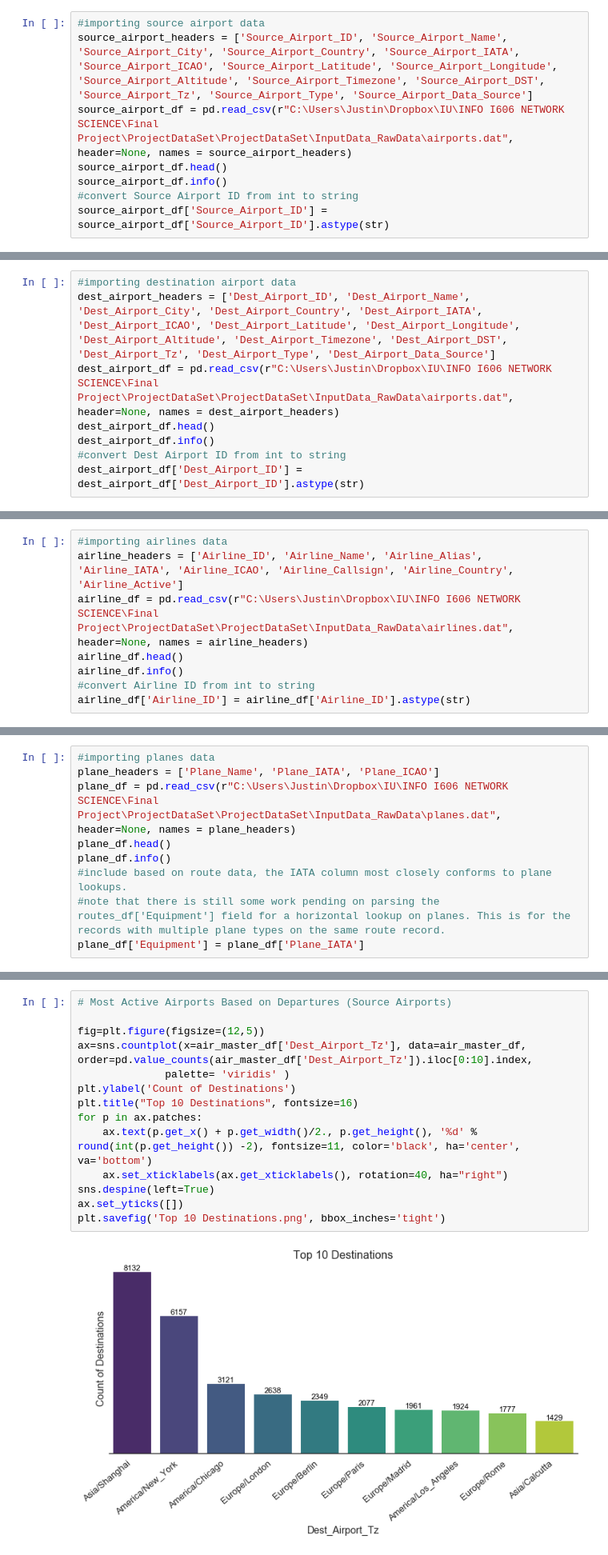
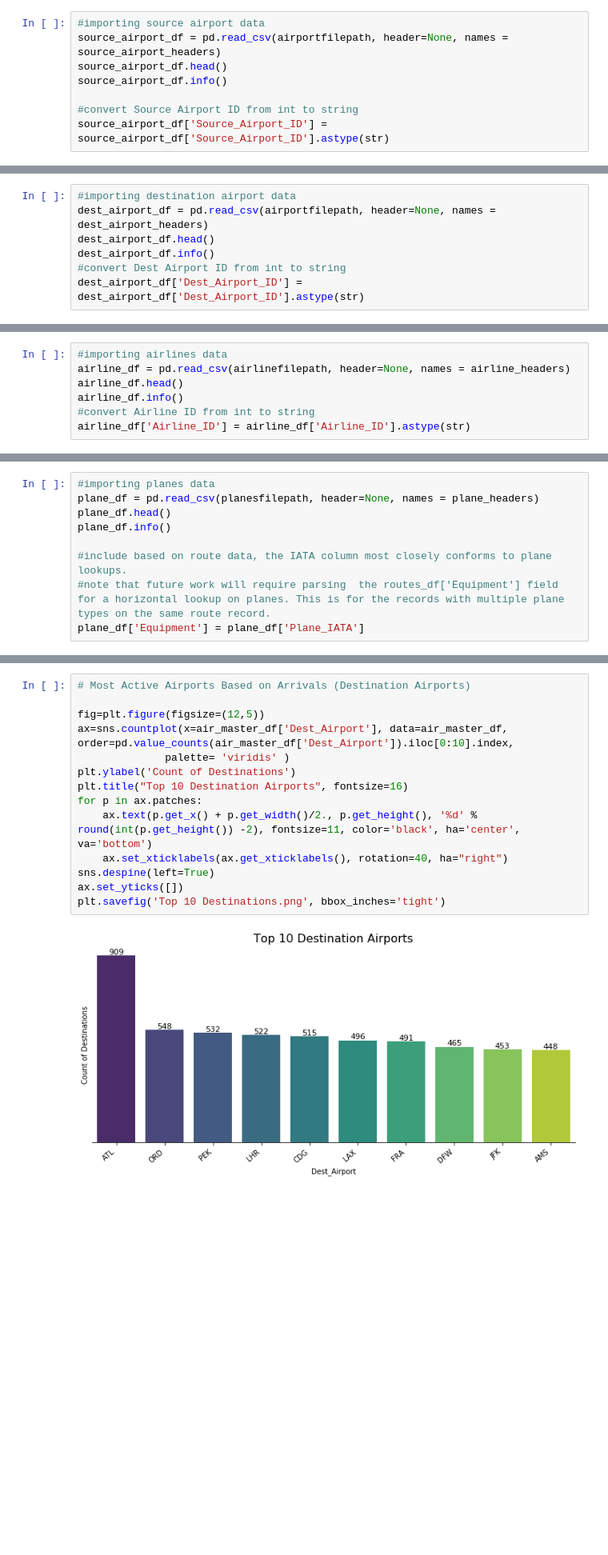
Before and after one commit to IzoldaIU/NWSC-Final-Project-Arshad-Fetko, a Jupyter notebook: bin/NWSC Final Project - Exploratory Data Analysis and Basic Network Measures.ipynb, the cells around one changed output, grey strips where cells are left out. Shown at 80% size. Saved outputs shown, nothing was run; the diff lists cells and outputs as text; blank space fills up the shorter version.

Commit message:
Add files via upload
Updated formatting
Updated Destination Airports Visual to use airports (and country) instead of destination airport tz
Added Gephi Analysis Data Prep section

```diff
--- a/bin/NWSC Final Project - Exploratory Data Analysis and Basic Network Measures.ipynb
+++ b/bin/NWSC Final Project - Exploratory Data Analysis and Basic Network Measures.ipynb
@@ -46,9 +101,9 @@ print(len(sa))
 # %%
 #importing source airport data
-source_airport_headers = ['Source_Airport_ID', 'Source_Airport_Name', 'Source_Airport_City', 'Source_Airport_Country', 'Source_Airport_IATA', 'Source_Airport_ICAO', 'Source_Airport_Latitude', 'Source_Airport_Longitude', 'Source_Airport_Altitude', 'Source_Airport_Timezone', 'Source_Airport_DST', 'Source_Airport_Tz', 'Source_Airport_Type', 'Source_Airport_Data_Source']
-source_airport_df = pd.read_csv(r"C:\Users\Justin\Dropbox\IU\INFO I606 NETWORK SCIENCE\Final Project\ProjectDataSet\ProjectDataSet\InputData_RawData\airports.dat", header=None, names = source_airport_headers)
+source_airport_df = pd.read_csv(airportfilepath, header=None, names = source_airport_headers)
 source_airport_df.head()
 source_airport_df.info()
+
 #convert Source Airport ID from int to string
 source_airport_df['Source_Airport_ID'] = source_airport_df['Source_Airport_ID'].astype(str)
 # %% [output]
@@ -79,8 +136,7 @@ print(len(source_airports_unique))
 7543
 # %%
 #importing destination airport data
-dest_airport_headers = ['Dest_Airport_ID', 'Dest_Airport_Name', 'Dest_Airport_City', 'Dest_Airport_Country', 'Dest_Airport_IATA', 'Dest_Airport_ICAO', 'Dest_Airport_Latitude', 'Dest_Airport_Longitude', 'Dest_Airport_Altitude', 'Dest_Airport_Timezone', 'Dest_Airport_DST', 'Dest_Airport_Tz', 'Dest_Airport_Type', 'Dest_Airport_Data_Source']
-dest_airport_df = pd.read_csv(r"C:\Users\Justin\Dropbox\IU\INFO I606 NETWORK SCIENCE\Final Project\ProjectDataSet\ProjectDataSet\InputData_RawData\airports.dat", header=None, names = dest_airport_headers)
+dest_airport_df = pd.read_csv(airportfilepath, header=None, names = dest_airport_headers)
 dest_airport_df.head()
 dest_airport_df.info()
 #convert Dest Airport ID from int to string
@@ -114,7 +172,6 @@ print(len(dest_airports_unique))
 # %%
 #importing airlines data
-airline_headers = ['Airline_ID', 'Airline_Name', 'Airline_Alias', 'Airline_IATA', 'Airline_ICAO', 'Airline_Callsign', 'Airline_Country', 'Airline_Active']
-airline_df = pd.read_csv(r"C:\Users\Justin\Dropbox\IU\INFO I606 NETWORK SCIENCE\Final Project\ProjectDataSet\ProjectDataSet\InputData_RawData\airlines.dat", header=None, names = airline_headers)
+airline_df = pd.read_csv(airlinefilepath, header=None, names = airline_headers)
 airline_df.head()
 airline_df.info()
 #convert Airline ID from int to string
@@ -142,11 +201,11 @@ print(len(airlines_unique))
 # %%
 #importing planes data
-plane_headers = ['Plane_Name', 'Plane_IATA', 'Plane_ICAO']
-plane_df = pd.read_csv(r"C:\Users\Justin\Dropbox\IU\INFO I606 NETWORK SCIENCE\Final Project\ProjectDataSet\ProjectDataSet\InputData_RawData\planes.dat", header=None, names = plane_headers)
+plane_df = pd.read_csv(planesfilepath, header=None, names = plane_headers)
 plane_df.head()
 plane_df.info()
+
 #include based on route data, the IATA column most closely conforms to plane lookups.
-#note that there is still some work pending on parsing the routes_df['Equipment'] field for a horizontal lookup on planes. This is for the records with multiple plane types on the same route record.
+#note that future work will require parsing  the routes_df['Equipment'] field for a horizontal lookup on planes. This is for the records with multiple plane types on the same route record.
 plane_df['Equipment'] = plane_df['Plane_IATA']
 # %% [output]
 <class 'pandas.core.frame.DataFrame'>
@@ -302,18 +479,18 @@ plt.savefig('Top 10 Countries Bases On Number of Source Airports.png')
 # %% [output]
 [figure]
 # %%
-# Most Active Airports Based on Departures (Source Airports)
+# Most Active Airports Based on Arrivals (Destination Airports)
 
 fig=plt.figure(figsize=(12,5))
-ax=sns.countplot(x=air_master_df['Dest_Airport_Tz'], data=air_master_df, order=pd.value_counts(air_master_df['Dest_Airport_Tz']).iloc[0:10].index,
+ax=sns.countplot(x=air_master_df['Dest_Airport'], data=air_master_df, order=pd.value_counts(air_master_df['Dest_Airport']).iloc[0:10].index,
               palette= 'viridis' )
 plt.ylabel('Count of Destinations')
-plt.title("Top 10 Destinations", fontsize=16)
+plt.title("Top 10 Destination Airports", fontsize=16)
 for p in ax.patches:
     ax.text(p.get_x() + p.get_width()/2., p.get_height(), '%d' % round(int(p.get_height()) -2), fontsize=11, color='black', ha='center', va='bottom')
     ax.set_xticklabels(ax.get_xticklabels(), rotation=40, ha="right")
 sns.despine(left=True)
 ax.set_yticks([])
 plt.savefig('Top 10 Destinations.png', bbox_inches='tight')
 # %% [output]
-[figure, old version]
+[figure, new version]
```
Also changed, not shown: parts of 41 cells of this notebook.
